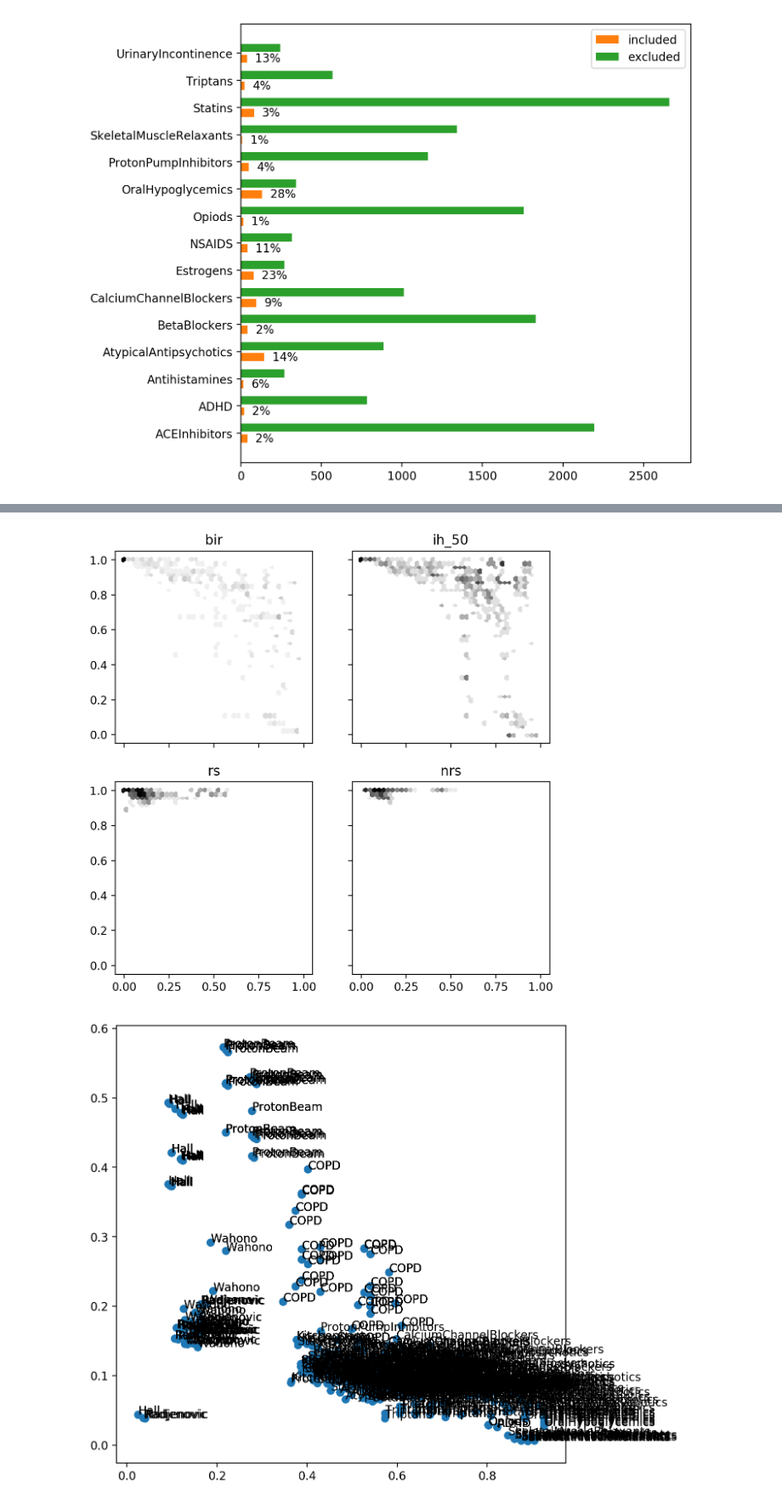
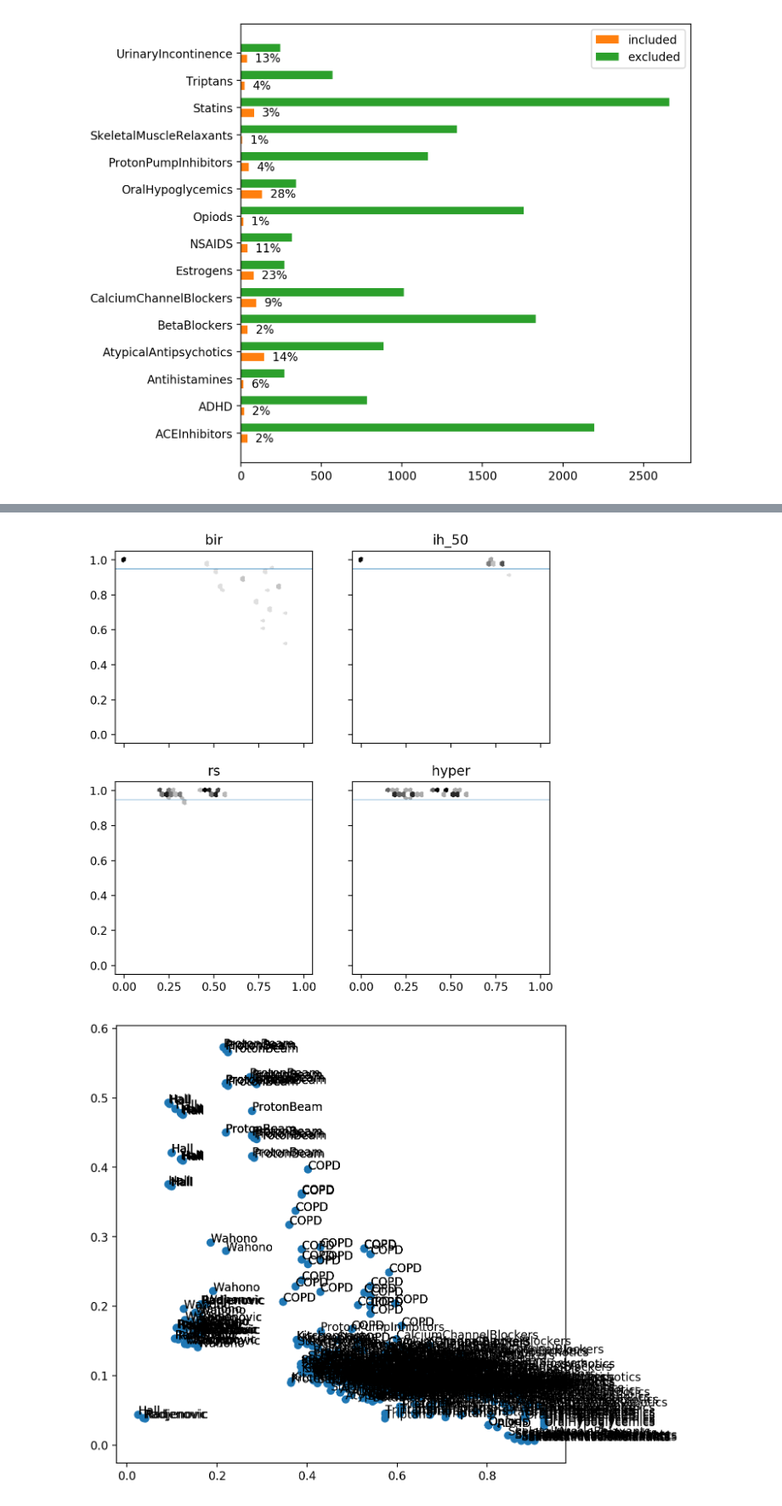
Before and after one commit to mcallaghan/rapid-screening, a Jupyter notebook: analysis/evaluation.ipynb, the cells around one changed output, grey strips where cells are left out. Shown at 85% size. Saved outputs shown, nothing was run; the diff lists cells and outputs as text; code cells hidden in the pictures.

```diff
--- a/analysis/evaluation.ipynb
+++ b/analysis/evaluation.ipynb
@@ -179,7 +179,7 @@ for i, p in pdf.iterrows():
     #ax.plot(p['random_work_track'], p['estimated_recall_path'])
     #ax.plot(p['random_work_track'], p['estimated_p_path'])
 
-s_crit = ["bir","ih_50","rs","nrs"]
+s_crit = ["bir","ih_50","rs", "hyper"]
 
 import itertools
 marker = itertools.cycle((',', '+', 'v', 'o', '*',':'))
@@ -303,9 +310,9 @@ plt.show()
 # %%
 fig, axs = plt.subplots(2,2, figsize=(7,7),dpi=200)
 
-rs_crit = ['rs','nrs']
+rs_crit = ['rs','nrs','hyper']
 
-pdf = results_df[(results_df['N'] > 2000) & (pd.notnull(results_df['recall_pf']))]
+pdf = results_df[(results_df['N'] > 1000) & (pd.notnull(results_df['recall_pf']))]
 
 print(pdf.shape[0])
 
@@ -315,7 +322,7 @@ for i, c in enumerate([s_crit, rs_crit]):
 
     for j in [(0,'wss95',0.05), (1,'recall',0.95)]:
 
-        axs[j[0]][i].boxplot([pdf[f'{j[1]}_{s}'].dropna() for s in c],whis=[0.05,0.95])
+        axs[j[0]][i].boxplot([pdf[f'{j[1]}_{s}'].dropna() for s in c],whis=[5,95])
         axs[j[0]][i].set_xticklabels(c)
         axs[j[0]][i].axhline(j[2], color="steelblue",lw=0.5)
 
@@ -328,0 +336,22 @@ plt.show()
+# %%
+fig, axs = plt.subplots(2,2, figsize=(7,7),dpi=200)
+
+rs_crit = ['rs','nrs','hyper']
+
+pdf = results_df[(results_df['data_src'] == "cohen") & (pd.notnull(results_df['recall_pf']))]
+
+print(pdf.shape[0])
+
+print(len(pdf['dataset'].unique()))
+
+for i, c in enumerate([s_crit, rs_crit]):
+
+    for j in [(0,'wss95',0.05), (1,'recall',0.95)]:
+
+        axs[j[0]][i].boxplot([pdf[f'{j[1]}_{s}'].dropna() for s in c],whis=[5,95])
+        axs[j[0]][i].set_xticklabels(c)
+        axs[j[0]][i].axhline(j[2], color="steelblue",lw=0.5)
+
+        axs[j[0]][i].set_title(j[1].replace('95',''))
+
+plt.show()
@@ -355,25 +407,27 @@ plt.show()
 # %%
 fig, axs = plt.subplots(2,2,figsize=(7,7),dpi=200,sharey=True, sharex=True)
 
 cols = [f'wss95_{s}' for s in s_crit] + [f'recall_{s}' for s in s_crit]
 
-pdf = results_df[cols].dropna()
+pdf = results_df[results_df['data_source']=="copd_pb"][cols].dropna()
 
 for i, ss in enumerate(s_crit):
     ax = axs[i//2][i%2]
     ax.hexbin(
         pdf[f'wss95_{ss}'].dropna(),
         pdf[f'recall_{ss}'].dropna(),
         gridsize=40,
         mincnt=0,
         cmap="Greys",
         bins="log",
         extent=[0, 1, 0, 1]
     )
     ax.set_title(ss)
+    #ax.plot([0,1],[1,0], lw=0.5)
+    ax.axhline(0.95, lw=0.5)
 plt.show()
 # %% [output]
-[figure, old version]
+[figure, new version]
 # %%
 fig, ax = plt.subplots(figsize=(7,7),dpi=200)
 
```
Also changed, not shown: parts of 10 cells of this notebook, 1 other file.
